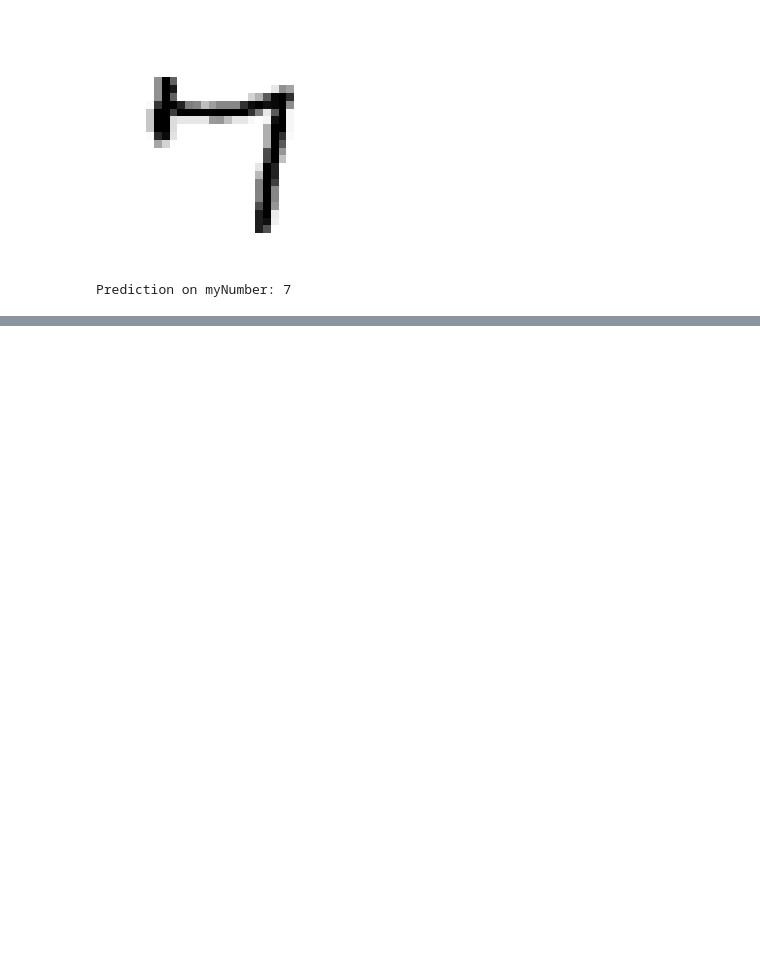
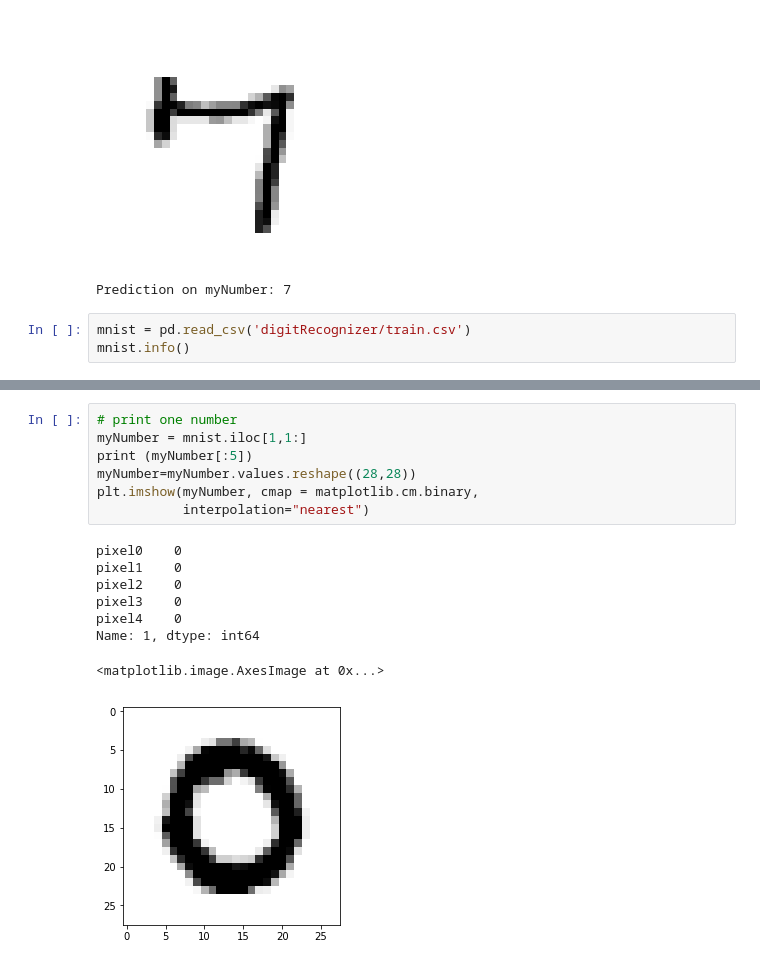
Before and after one commit to austincain22/CSCI-191T---Machine-Learning, a Jupyter notebook: Assign3.ipynb, the cells around one changed output, grey strips where cells are left out. Saved outputs shown, nothing was run; the diff lists cells and outputs as text; blank space fills up the shorter version.

```diff
--- a/Assign3.ipynb
+++ b/Assign3.ipynb
@@ -125,3 +125,6 @@ print ('Prediction on myNumber: %i'%classifier.predict(myNumber2))
 # %% [output]
 [figure]
 Prediction on myNumber: 7
+# %%
+mnist = pd.read_csv('digitRecognizer/train.csv')
+mnist.info()
@@ -127,0 +157,16 @@ Prediction on myNumber: 7
+# %%
+# print one number
+myNumber = mnist.iloc[1,1:]
+print (myNumber[:5])
+myNumber=myNumber.values.reshape((28,28))
+plt.imshow(myNumber, cmap = matplotlib.cm.binary,
+           interpolation="nearest")
+# %% [output]
+pixel0    0
+pixel1    0
+pixel2    0
+pixel3    0
+pixel4    0
+Name: 1, dtype: int64
+<matplotlib.image.AxesImage at 0x...>
+[figure, added]
```
Also changed, not shown: parts of 4 cells of this notebook, 2 other files.
